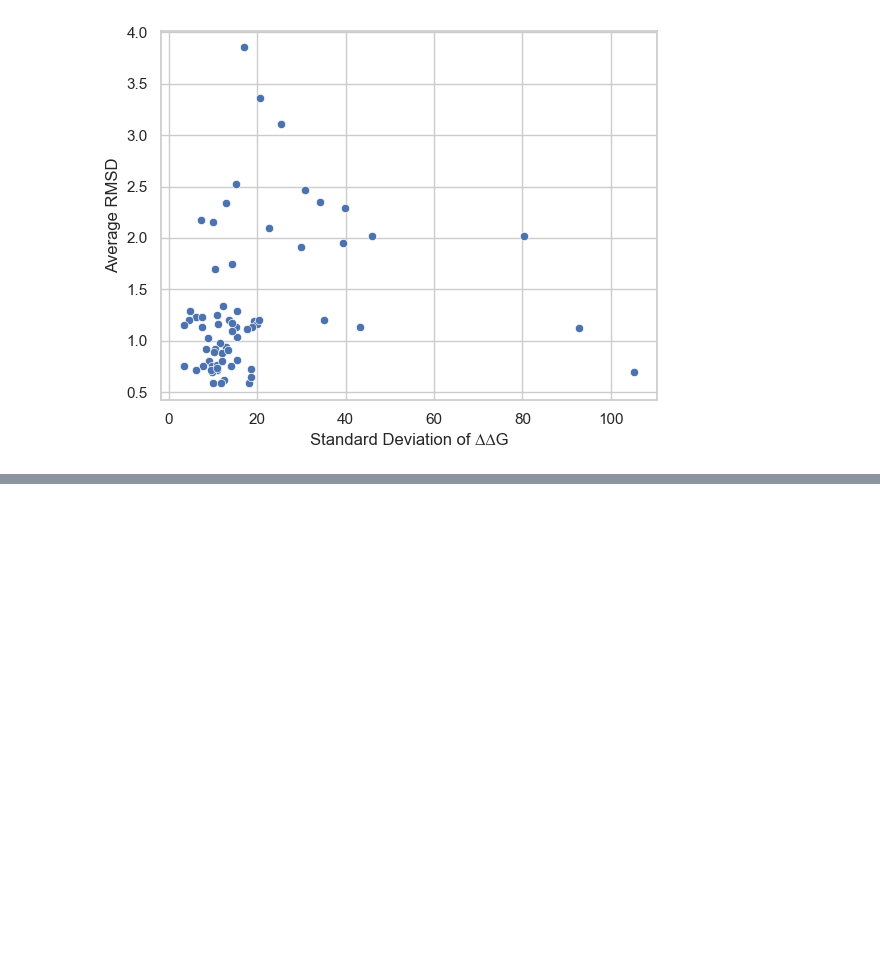
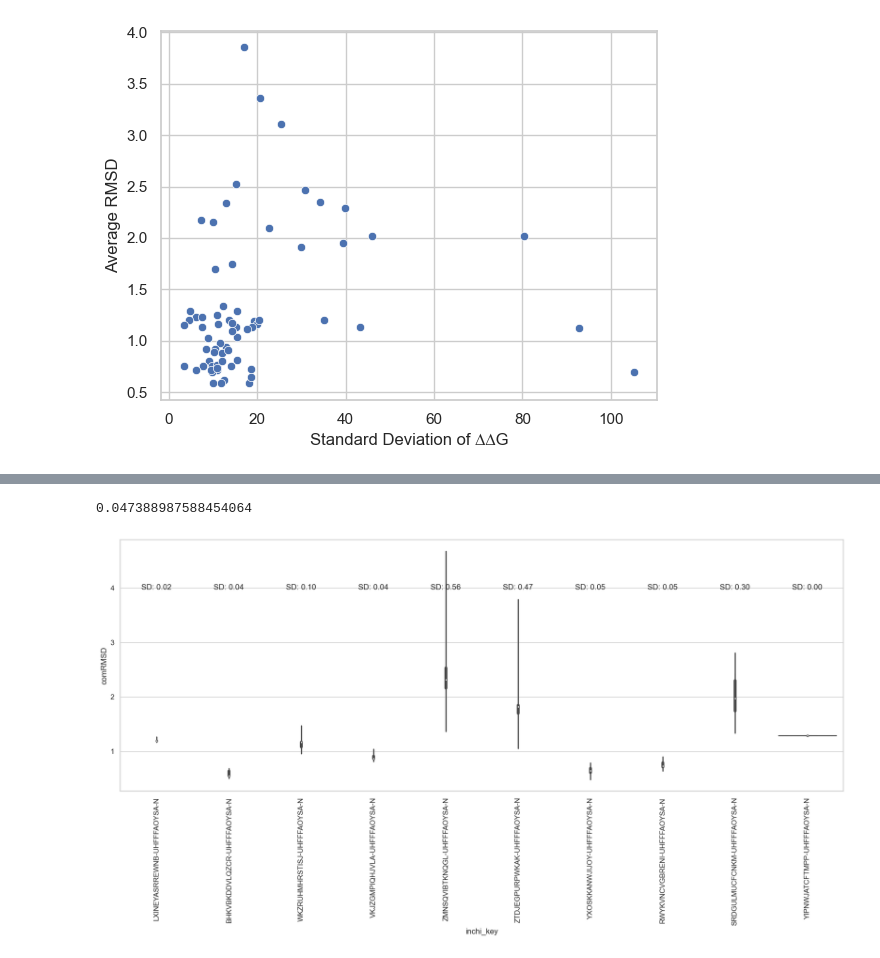
Before and after one commit to kate-fie/EV-A71-2A-syndirella-run, a Jupyter notebook: repeat_placements_april22/analyse.ipynb, the cells around one changed output, grey strips where cells are left out. Cells and saved outputs as stored; diff of their text form; code cells hidden in the pictures; blank space fills up the shorter version.

```diff
--- a/repeat_placements_april22/analyse.ipynb
+++ b/repeat_placements_april22/analyse.ipynb
@@ -185,0 +214,28 @@ Text(0, 0.5, 'Average RMSD')
+# %%
+# median of RMSD std dev
+df_group.groupby('inchi_key')['comRMSD'].std().median()
+# %% [output]
+0.047388987588454064
+# %%
+# look at violin plot of RMSD
+df_violin = df_group[df_group['inchi_key'].isin(random_inchi_keys)]
+# turn x axis labels vertical
+
+# make plot a lot bigger
+plt.figure(figsize=(20, 7))
+sns.violinplot(x='inchi_key', y='comRMSD', data=df_violin)
+plt.xticks(rotation=90)
+# add more y lines
+
+# Compute standard deviation for each group
+group_sd = df_violin.groupby('inchi_key')['comRMSD'].std()
+# change order ot match violin plot
+group_sd = group_sd.reindex(df_violin['inchi_key'].unique())
+
+# Annotate each violin with its standard deviation
+for i, (key, sd) in enumerate(group_sd.items()):
+    # make sure plotting on top of correct violin
+
+    plt.text(i, df_violin['comRMSD'].max(), f'SD: {sd:.2f}', horizontalalignment='center')
+# %% [output]
+[figure, added]
```
Also changed, not shown: parts of 2 cells of this notebook, 2 other files.
